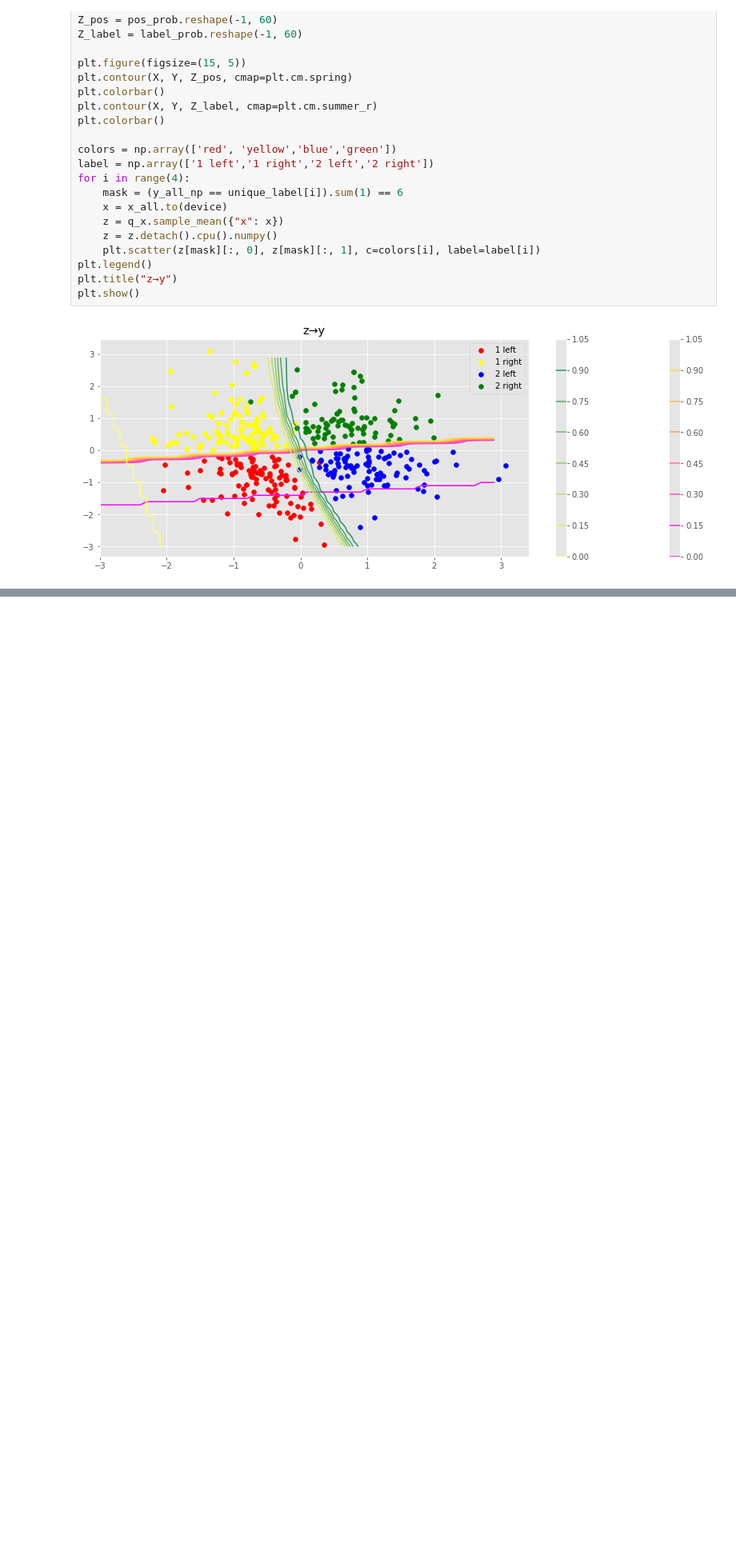
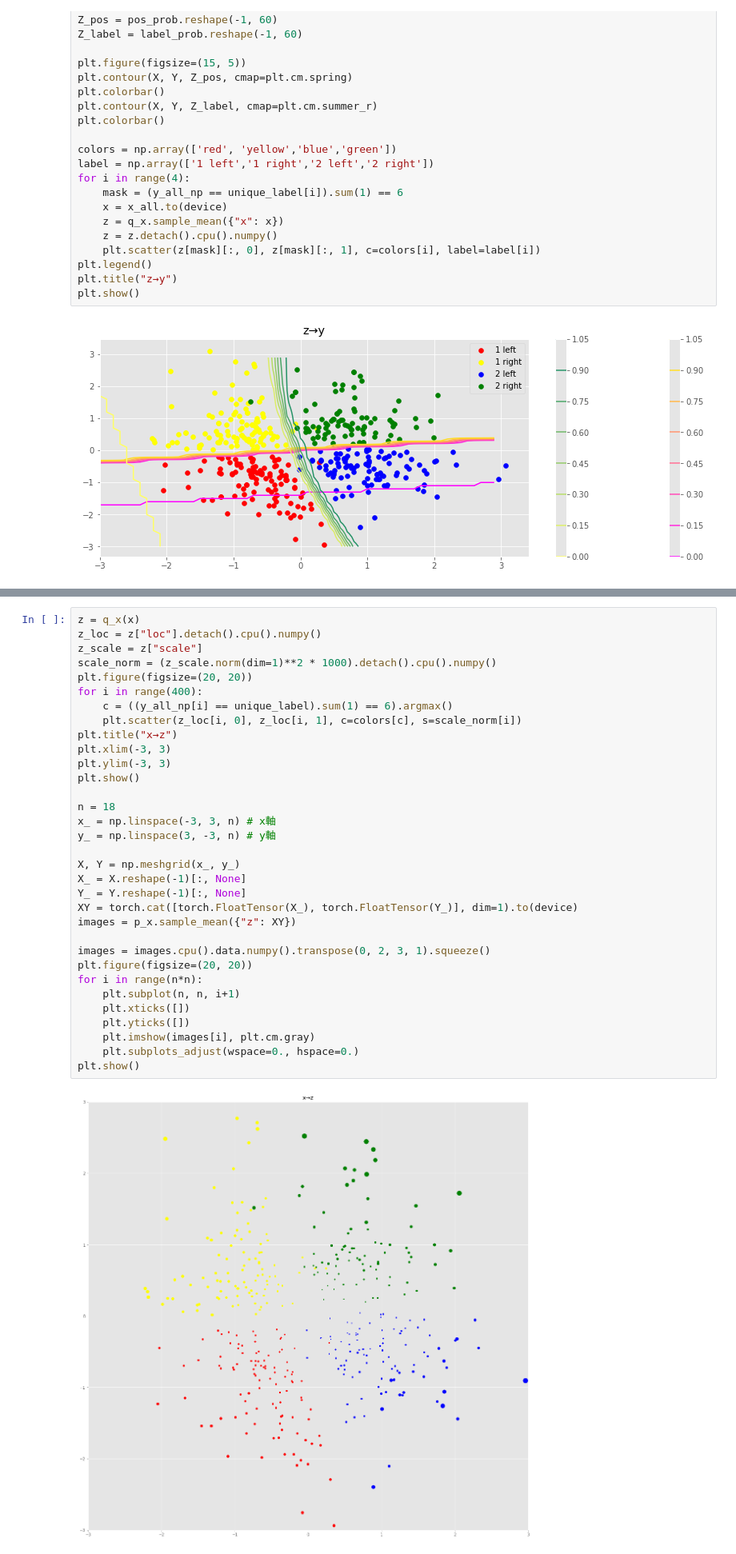
Before and after one commit to HironoOkamoto/practice_pixyz, a Jupyter notebook: JMVAE/JMVAE_MNIST_A_experiment.ipynb, the cells around one changed output, grey strips where cells are left out. Shown at 80% size. Cells and saved outputs as stored; diff of their text form; blank space fills up the shorter version.

```diff
--- a/JMVAE/JMVAE_MNIST_A_experiment.ipynb
+++ b/JMVAE/JMVAE_MNIST_A_experiment.ipynb
@@ -431,0 +407,35 @@ plt.show()
+# %%
+z = q_x(x)
+z_loc = z["loc"].detach().cpu().numpy()
+z_scale = z["scale"]
+scale_norm = (z_scale.norm(dim=1)**2 * 1000).detach().cpu().numpy()
+plt.figure(figsize=(20, 20))
+for i in range(400):
+    c = ((y_all_np[i] == unique_label).sum(1) == 6).argmax()
+    plt.scatter(z_loc[i, 0], z_loc[i, 1], c=colors[c], s=scale_norm[i])
+plt.title("x→z")
+plt.xlim(-3, 3)
+plt.ylim(-3, 3)
+plt.show()
+
+n = 18
+x_ = np.linspace(-3, 3, n) # x軸
+y_ = np.linspace(3, -3, n) # y軸
+
+X, Y = np.meshgrid(x_, y_)
+X_ = X.reshape(-1)[:, None]
+Y_ = Y.reshape(-1)[:, None]
+XY = torch.cat([torch.FloatTensor(X_), torch.FloatTensor(Y_)], dim=1).to(device)
+images = p_x.sample_mean({"z": XY})
+
+images = images.cpu().data.numpy().transpose(0, 2, 3, 1).squeeze()
+plt.figure(figsize=(20, 20))
+for i in range(n*n):
+    plt.subplot(n, n, i+1)
+    plt.xticks([])
+    plt.yticks([])
+    plt.imshow(images[i], plt.cm.gray)
+    plt.subplots_adjust(wspace=0., hspace=0.)
+plt.show()
+# %% [output]
+[figure, added]
```
Also changed, not shown: parts of 6 cells of this notebook.
